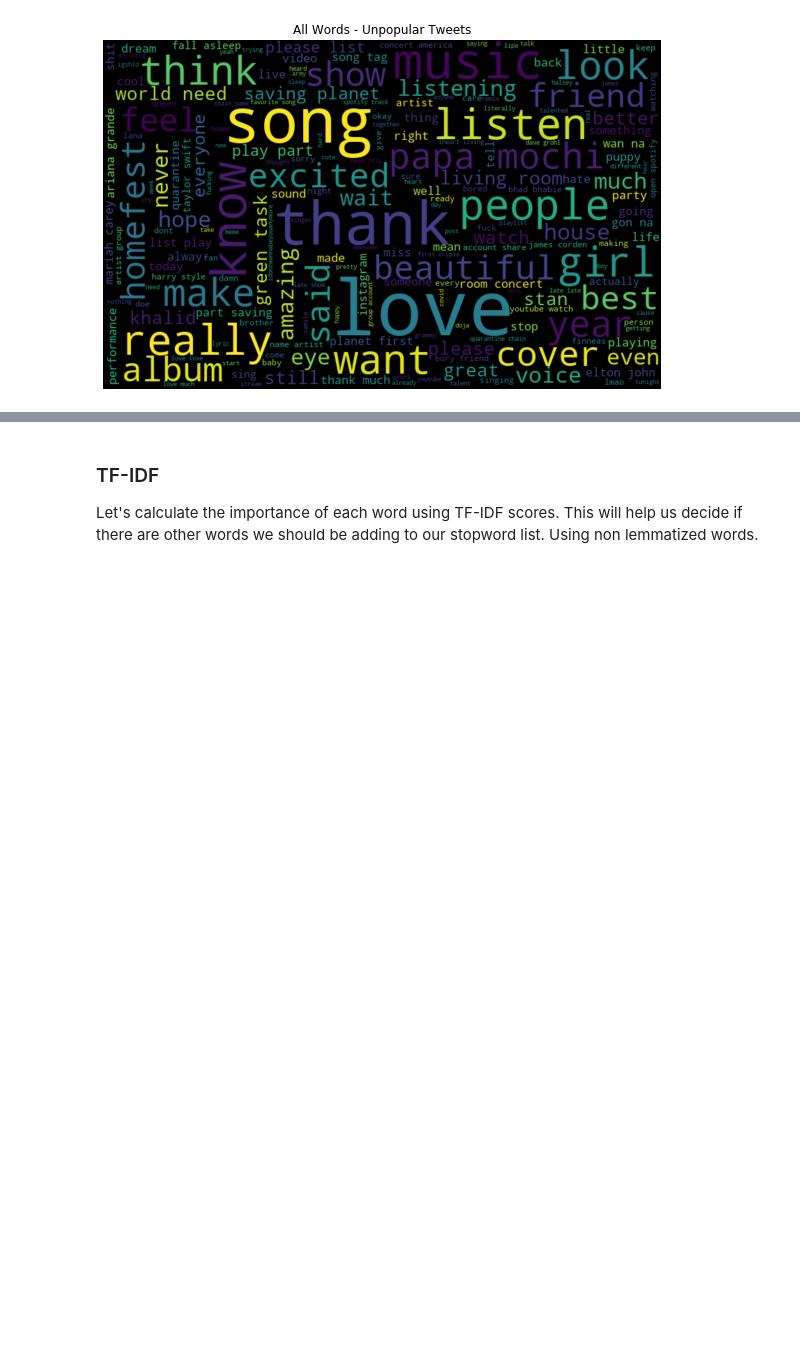
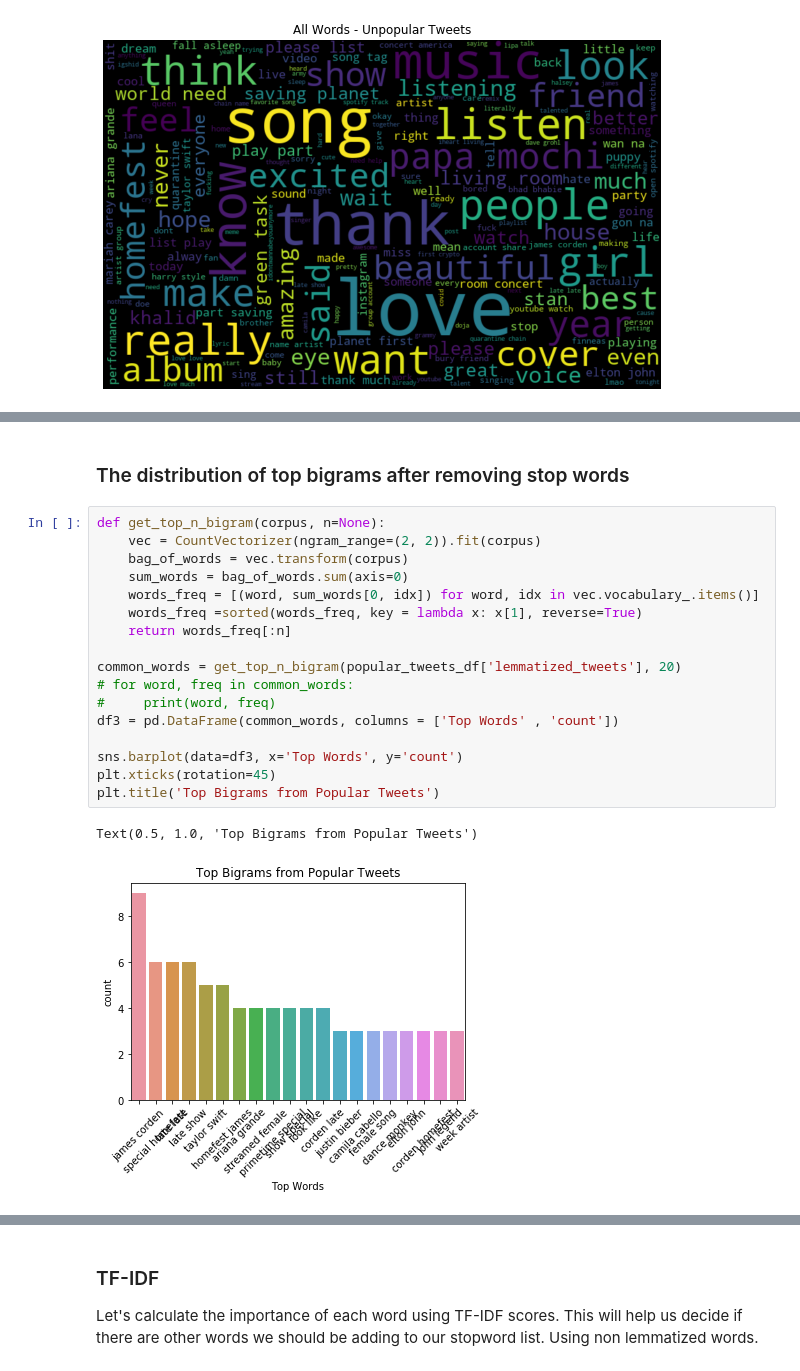
Before and after one commit to jacksonbull87/Social-Listening-NLP-Project, a Jupyter notebook: SL - Data Pipeline.ipynb, the cells around one changed output, grey strips where cells are left out. Cells and saved outputs as stored; diff of their text form; blank space fills up the shorter version.

```diff
--- a/SL - Data Pipeline.ipynb
+++ b/SL - Data Pipeline.ipynb
@@ -429,0 +456,22 @@ plt.show()
+# %% [markdown]
+### The distribution of top bigrams after removing stop words
+# %%
+def get_top_n_bigram(corpus, n=None):
+    vec = CountVectorizer(ngram_range=(2, 2)).fit(corpus)
+    bag_of_words = vec.transform(corpus)
+    sum_words = bag_of_words.sum(axis=0)
+    words_freq = [(word, sum_words[0, idx]) for word, idx in vec.vocabulary_.items()]
+    words_freq =sorted(words_freq, key = lambda x: x[1], reverse=True)
+    return words_freq[:n]
+
+common_words = get_top_n_bigram(popular_tweets_df['lemmatized_tweets'], 20)
+# for word, freq in common_words:
+#     print(word, freq)
+df3 = pd.DataFrame(common_words, columns = ['Top Words' , 'count'])
+
+sns.barplot(data=df3, x='Top Words', y='count')
+plt.xticks(rotation=45)
+plt.title('Top Bigrams from Popular Tweets')
+# %% [output]
+Text(0.5, 1.0, 'Top Bigrams from Popular Tweets')
+[figure, added]
```
Also changed, not shown: parts of 18 cells of this notebook.
